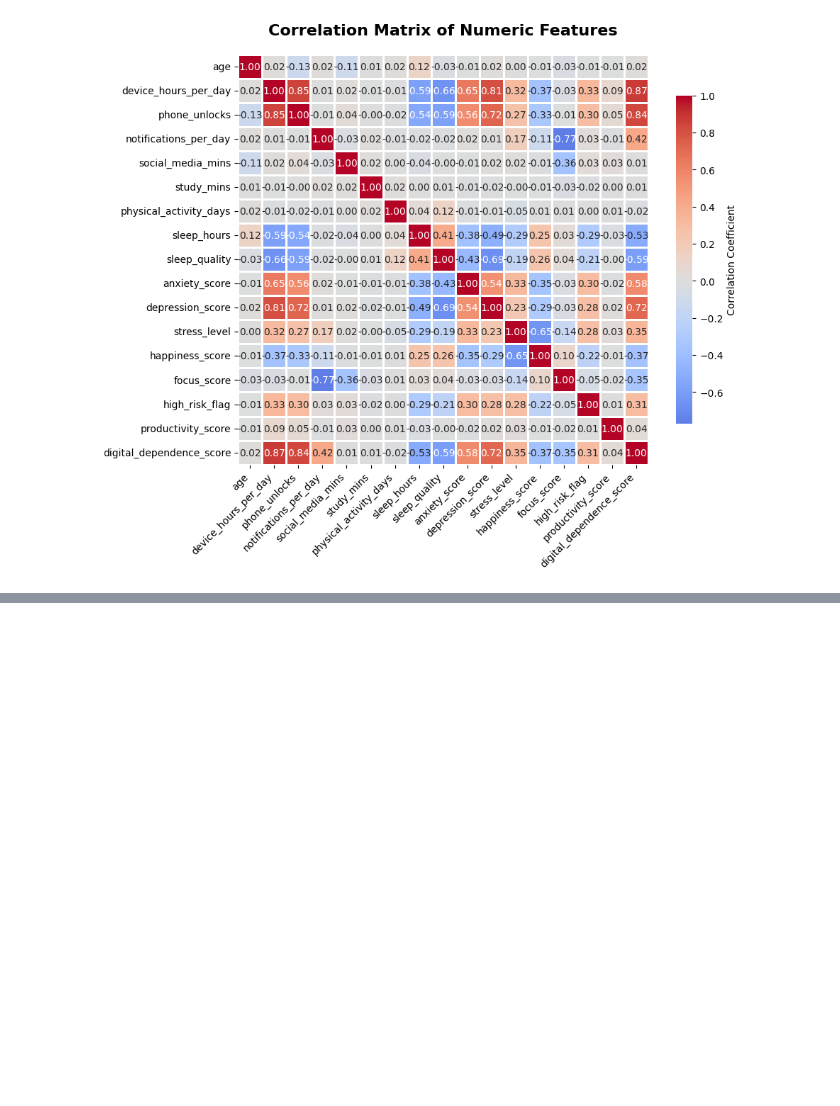
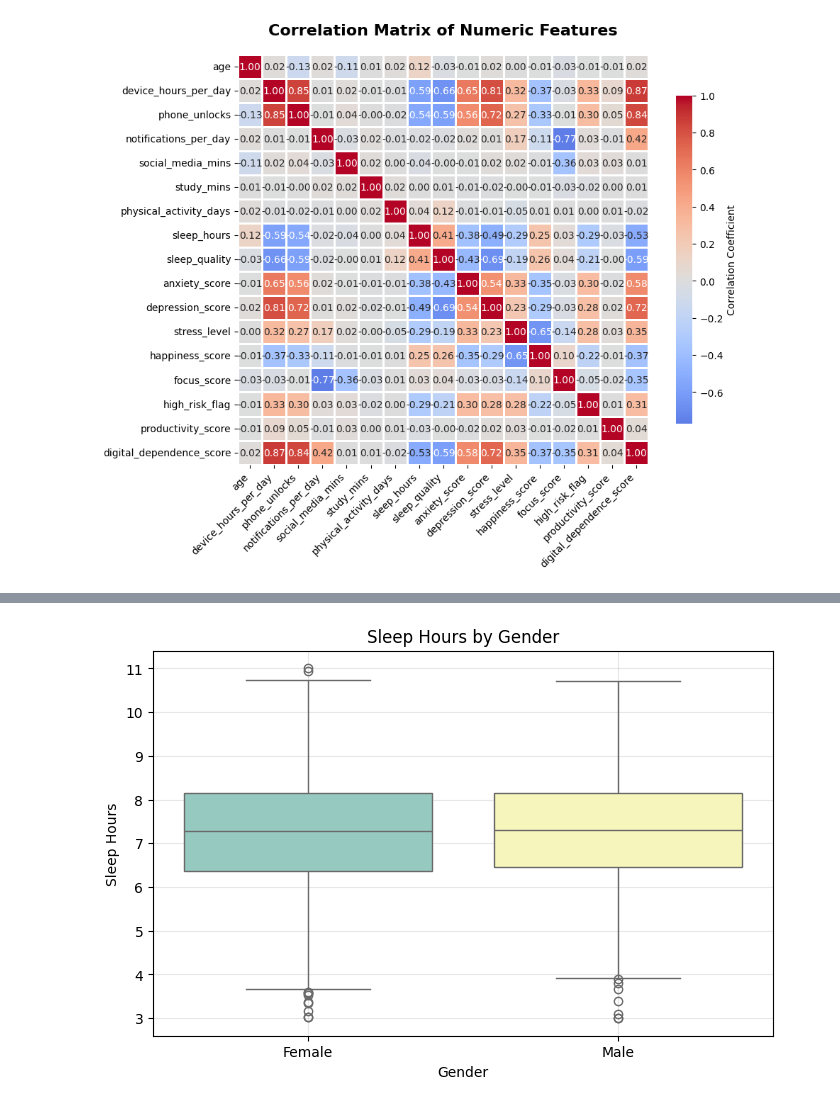
Before and after one commit to Abash05/Kaggle-Team-1---Digital-Habits-and-Mental-Health, a Jupyter notebook: DigitalUseAndMentalHealth.ipynb, the cells around one changed output, grey strips where cells are left out. Drawn from its saved outputs; the diff is of its cells as text; code cells hidden in the pictures; blank space fills up the shorter version.

```diff
--- a/DigitalUseAndMentalHealth.ipynb
+++ b/DigitalUseAndMentalHealth.ipynb
@@ -265,0 +220,11 @@ df['stress_level_category'] = pd.cut(df['stress_level'], bins=bins, labels=label
+# %%
+if 'gender' in df.columns:
+    plt.figure(figsize=(8,5))
+    sns.boxplot(x='gender', y='sleep_hours', data=df, palette='Set3')
+    plt.title("Sleep Hours by Gender")
+    plt.xlabel("Gender")
+    plt.ylabel("Sleep Hours")
+    plt.grid(alpha=0.3)
+    plt.show()
+# %% [output]
+[figure, added]
```
Also changed, not shown: parts of 19 cells of this notebook.
